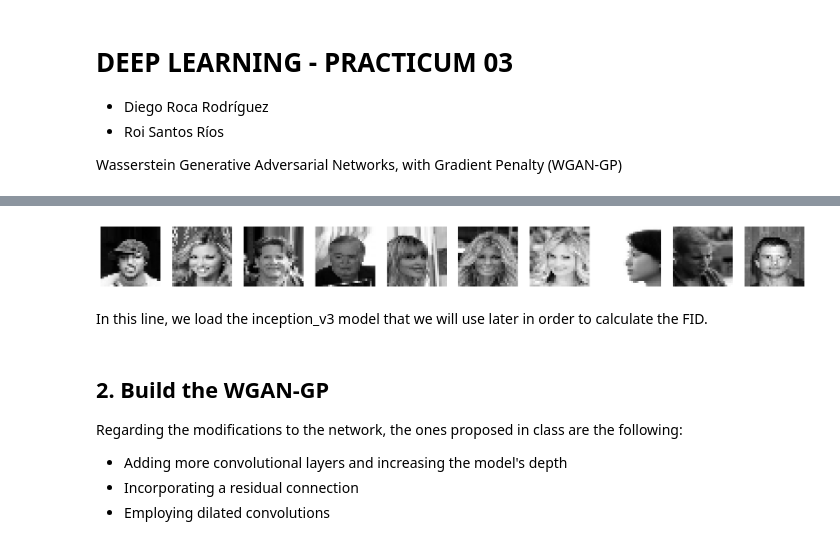
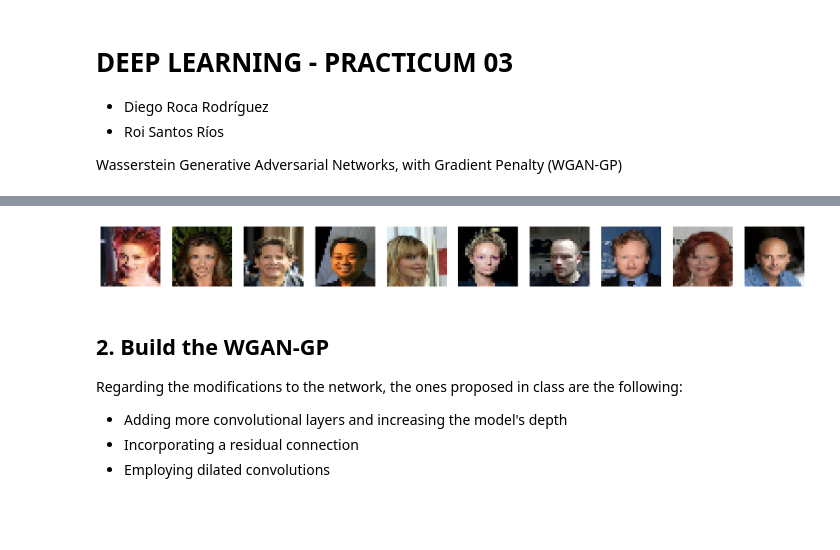
Before and after one commit to Dunque/DL-P3, a Jupyter notebook: WGAN_GP.ipynb, the cells around one changed output, grey strips where cells are left out. Drawn from its saved outputs; the diff is of its cells as text; code cells hidden in the pictures; blank space fills up the shorter version.

```diff
--- a/WGAN_GP.ipynb
+++ b/WGAN_GP.ipynb
@@ -35,18 +117,18 @@ decided to limit the search to the following hyperparameters and values:
 # %%
-IMAGE_SIZE = 16
+IMAGE_SIZE = 32
 CHANNELS = 3
 
-BATCH_SIZE = 64
-NUM_FEATURES = 128
-Z_DIM = 128
+BATCH_SIZE = 256
+NUM_FEATURES = 256
+Z_DIM = 256
 
 
 EPOCHS = 10
-STEPS_PER_EPOCH = 1000
+STEPS_PER_EPOCH = 792
 
 
 LEARNING_RATE = 0.0002
-CRITIC_STEPS = 3
+CRITIC_STEPS = 5
 
 ADAM_BETA_1 = 0.5
 ADAM_BETA_2 = 0.999
@@ -54,4 +136,6 @@ ADAM_BETA_2 = 0.999
 GP_WEIGHT = 10.0
 LOAD_MODEL = False
 ADAM_BETA_1 = 0.5
-ADAM_BETA_2 = 0.9
+
+
+DATA_PATH = "./train/img_align_celeba"
@@ -60,7 +142,7 @@ ADAM_BETA_2 = 0.9
 # %%
 # Load the data
 train_data = utils.image_dataset_from_directory(
-    "./data/img_align_celeba",
+    DATA_PATH,
     labels=None,
     color_mode="rgb",
     image_size=(IMAGE_SIZE, IMAGE_SIZE),
@@ -71,6 +153,6 @@ train_data = utils.image_dataset_from_directory(
 )
 
 # Repeat the dataset
-train_data = train_data.repeat()
+#train_data = train_data.repeat()
 # %% [output]
 Found 202599 files belonging to 1 classes.
@@ -96,12 +171,10 @@ Lambda fuctions will be no more assumed to be used in the statement where they a
 # %%
 # Show some faces from the training set
 train_sample = sample_batch(train)
 
-display(train_sample, cmap="None")
+display(train_sample, cmap="Spectral")
 # %% [output]
-[figure, old version]
+[figure, new version]
-# %% [markdown]
-In this line, we load the inception_v3 model that we will use later in order to calculate the FID.
 # %%
 # Load the pre-trained Inception v3 model
 inception_v3 = hub.KerasLayer('https://tfhub.dev/google/imagenet/inception_v3/feature_vector/5', input_shape=(299, 299, 3))
```
Also changed, not shown: parts of 25 cells of this notebook, 1 other file.
